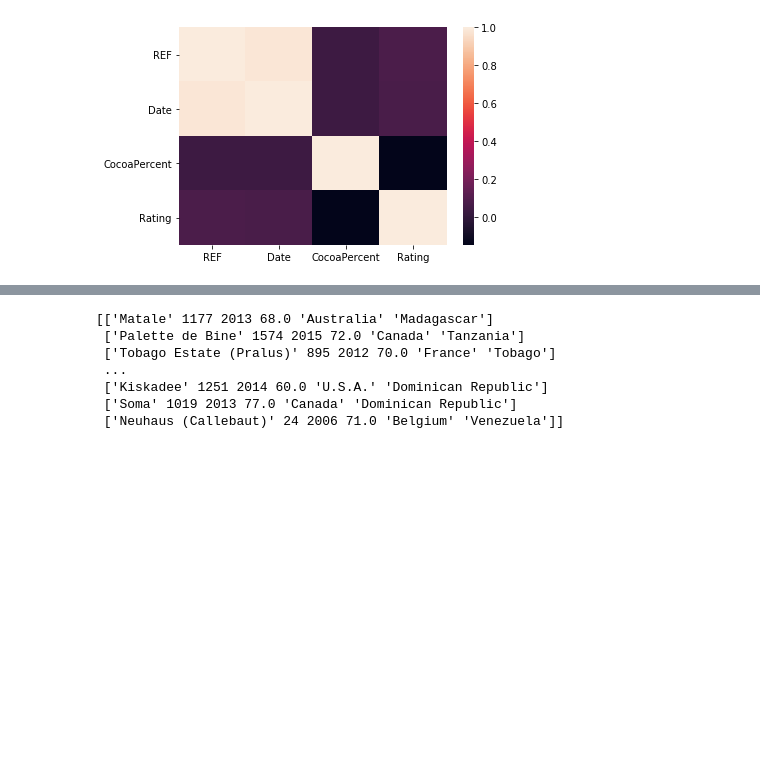
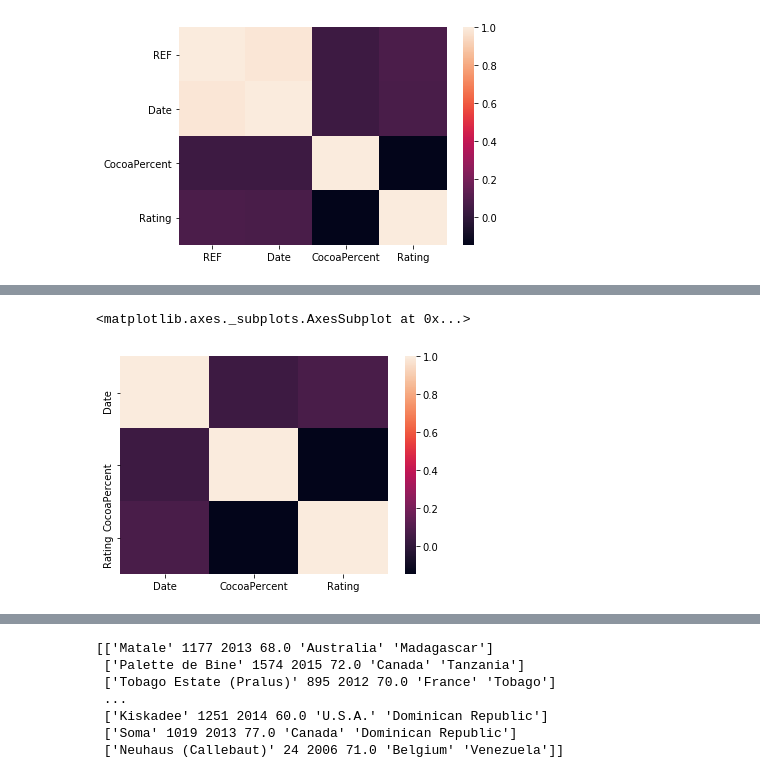
Before and after one commit to greeeneg/final-project, a Jupyter notebook: final-project.ipynb, the cells around one changed output, grey strips where cells are left out. Saved outputs shown, nothing was run; the diff lists cells and outputs as text; code cells hidden in the pictures; blank space fills up the shorter version.

```diff
--- a/final-project.ipynb
+++ b/final-project.ipynb
@@ -438,5 +430,3 @@ array(['63%', '70%', '60%', '80%', '88%', '72%', '55%', '75%', '65%',
        '42%', '61%', '73.5%', '62%', '67%', '58%', '60.5%', '79%', '81%',
        '57%', '72.5%', '56%', '46%', '89%', '84%', '53%', '87%', '99%'],
       dtype=object)
-# %%
-ChocolateClean3['CocoaPercent']=(ChocolateClean3['CocoaPercent']).str.replace('%',' ').astype(float)
@@ -444,0 +433,2 @@ Chocolate_cleaned=ChocolateClean3
+# %%
+ChocolateClean4= ChocolateClean3.replace(r'%', ' ', regex=True)
@@ -445,3 +446,5 @@ Chocolate_cleaned=ChocolateClean3
+# %%
+Chocolate_cleaned= ChocolateClean4.astype({'CocoaPercent': 'float'})
 # %%
 Chocolate_cleaned.CocoaPercent.unique()
 # %% [output]
@@ -486,3 +498,5 @@ sns.heatmap(ChocolateFinal.corr())
 # %% [output]
 <matplotlib.axes._subplots.AxesSubplot at 0x...>
 [figure]
+# %%
+UpdatedChocolate=Chocolate_cleaned.drop(columns=['REF'])
@@ -489,3 +512,8 @@ sns.heatmap(ChocolateFinal.corr())
+# %%
+sns.heatmap(UpdatedChocolate.corr())
+# %% [output]
+<matplotlib.axes._subplots.AxesSubplot at 0x...>
+[figure, added]
 # %%
 from sklearn.model_selection import train_test_split
 # %%
```
Also changed, not shown: parts of 66 cells of this notebook.
